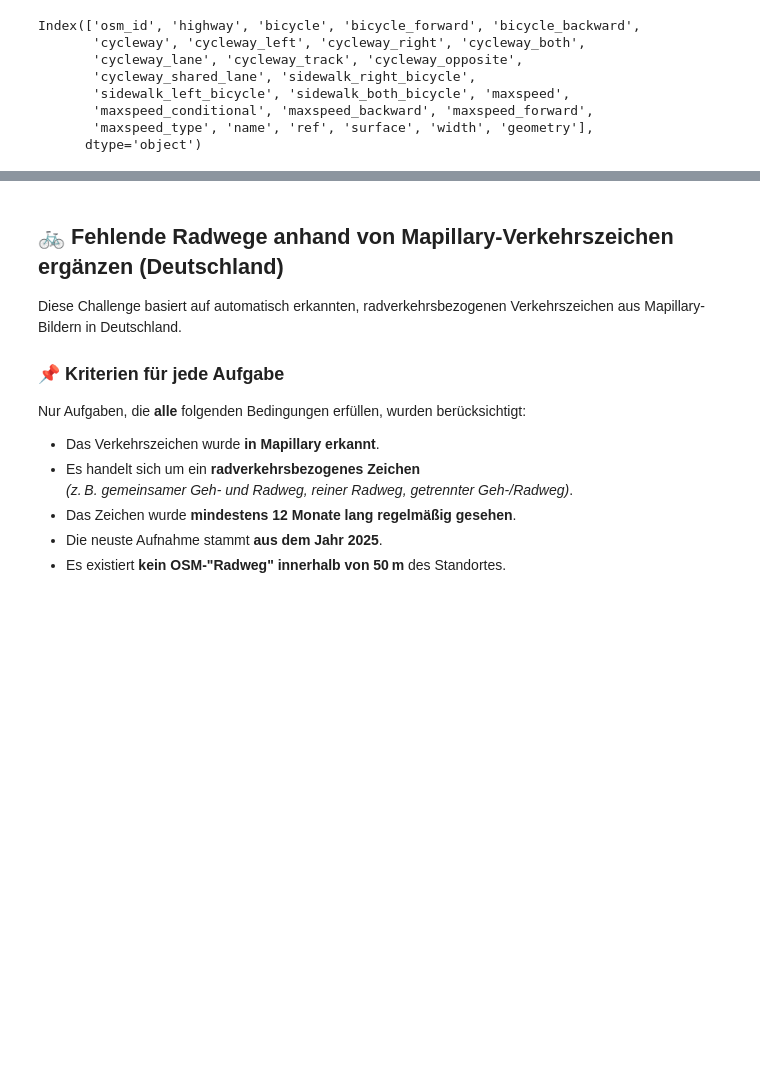
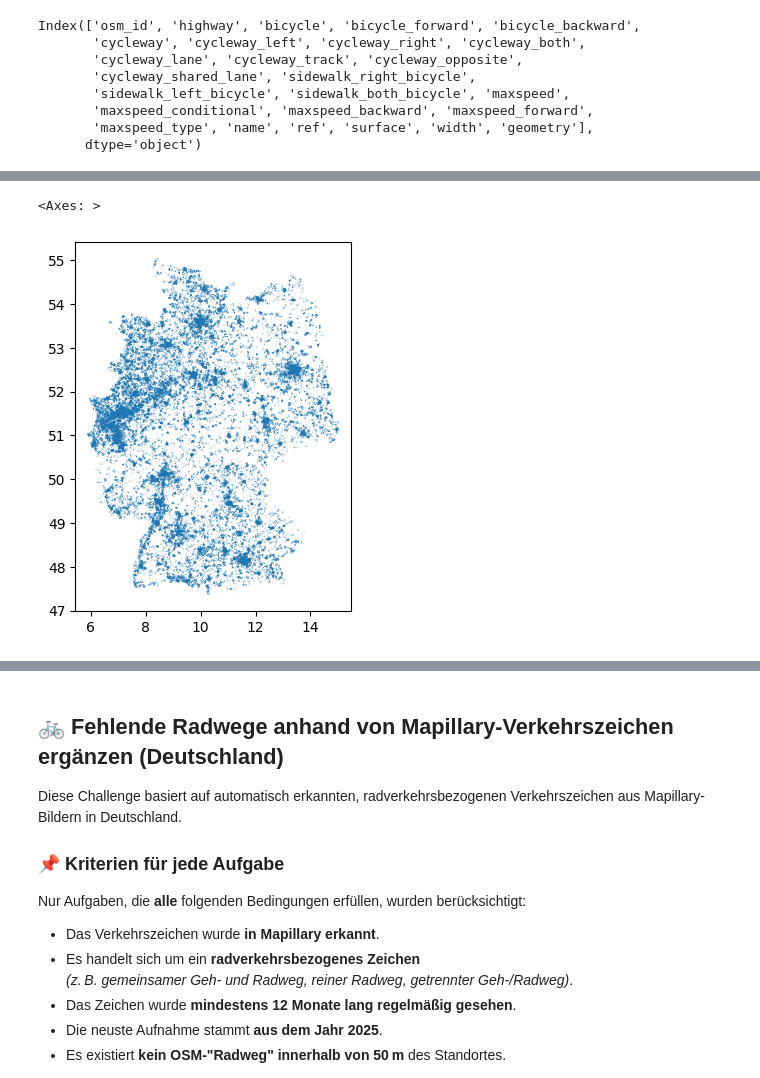
Before and after one commit to vizsim/mapillary_trafficsigns, a Jupyter notebook: use_cases/cycleway_complete_campaign/1_merge_mapillary-trafficsigns_osm-cycleways.ipynb, the cells around one changed output, grey strips where cells are left out. Saved outputs shown, nothing was run; the diff lists cells and outputs as text; code cells hidden in the pictures; blank space fills up the shorter version.

```diff
--- a/use_cases/cycleway_complete_campaign/1_merge_mapillary-trafficsigns_osm-cycleways.ipynb
+++ b/use_cases/cycleway_complete_campaign/1_merge_mapillary-trafficsigns_osm-cycleways.ipynb
@@ -56,0 +58,5 @@ len(filtered_cycleways)
+# %%
+filtered_cycleways[::10].plot()
+# %% [output]
+<Axes: >
+[figure, added]
```
Also changed, not shown: parts of 35 cells of this notebook, 1 other file.
